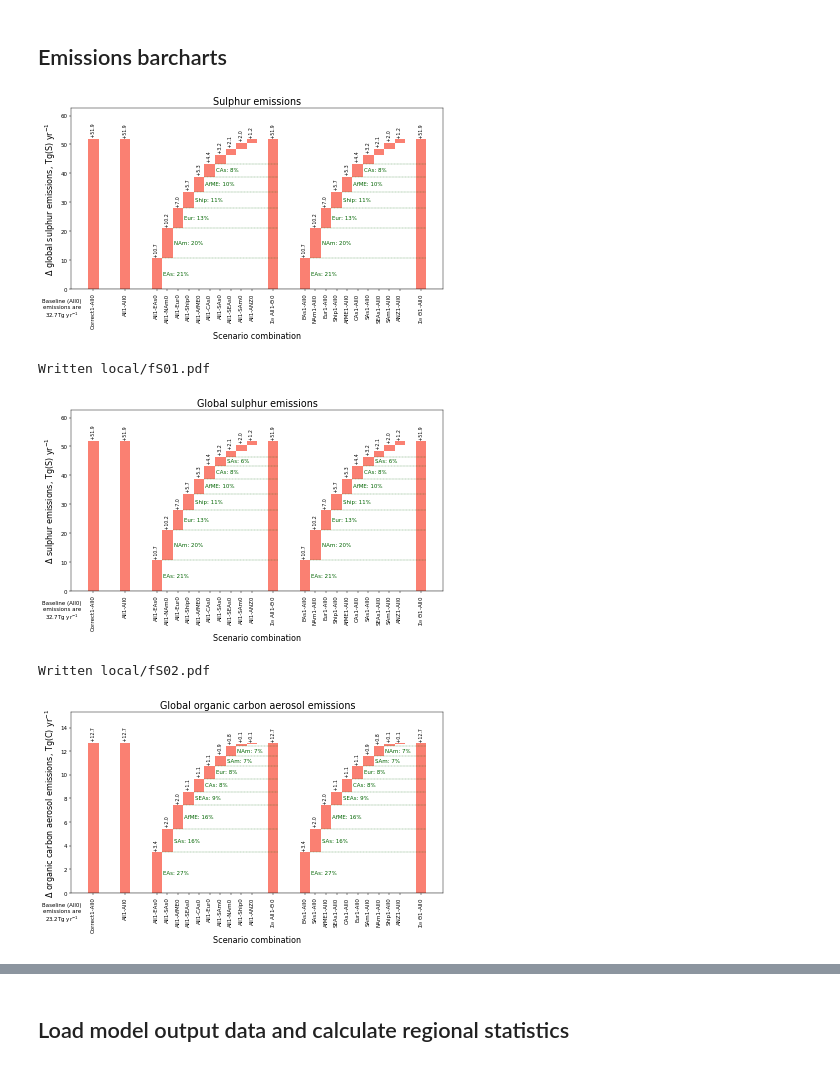
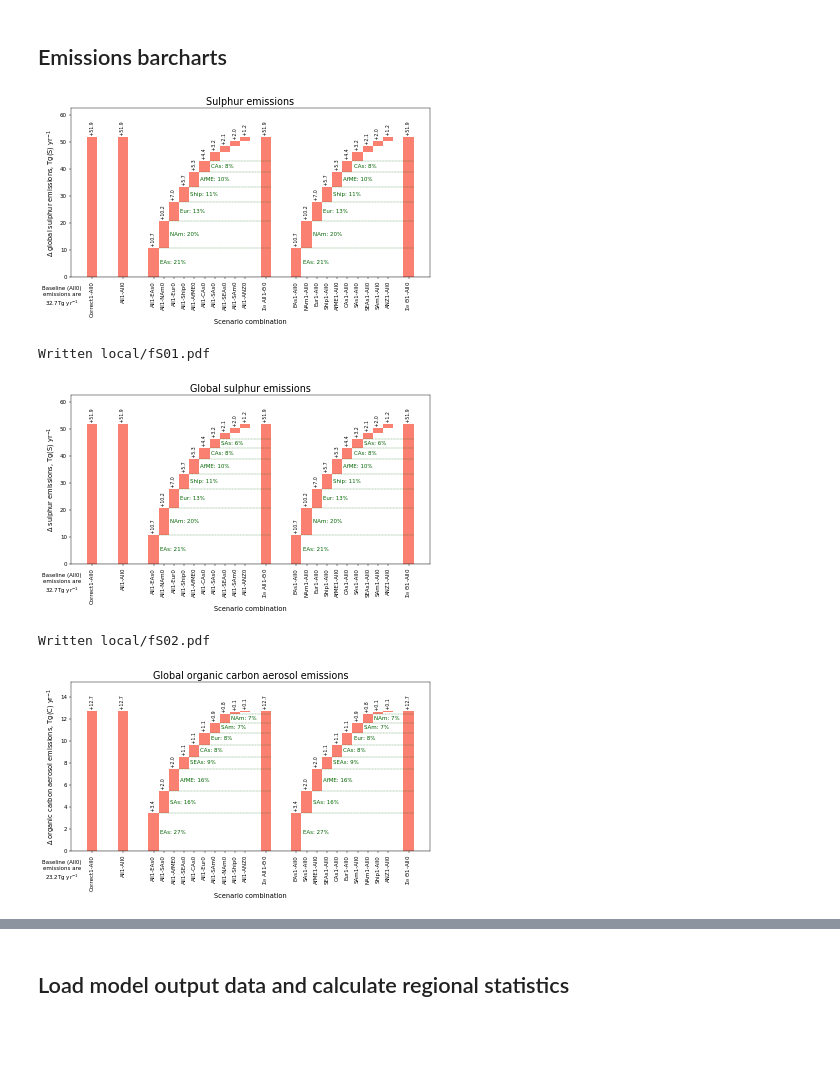
Before and after one commit to grandey/draft2017a-region-rfp, a Jupyter notebook: figures_draft2017a.ipynb, the cells around one changed output, grey strips where cells are left out. Saved outputs shown, nothing was run; the diff lists cells and outputs as text; code cells hidden in the pictures; blank space fills up the shorter version.

```diff
--- a/figures_draft2017a.ipynb
+++ b/figures_draft2017a.ipynb
@@ -279,15 +279,15 @@ def emissions_staggered_barcharts(species='S', title='Sulphur emissions',
     # Add colour based on whether -ve or +ve
     bars_df = bars_df.assign(color='salmon')  # all bars are +ve
     # Plot barchart
-    fig, ax = plt.subplots(figsize=(12, 6))
+    fig, ax = plt.subplots(figsize=(10, 6))
     ax.bar(bars_df['x'], bars_df['global_diff'], bottom=bars_df['bottom'],
            width=1., color=bars_df['color'])
     # Axes and title
     plt.axhline(y=0, linewidth=0.5, color='k', alpha=0.5)
     ax.set_xticks(bars_df['x'])
     ax.set_xticklabels(bars_df.index, rotation=90)
-    ax.set_xlabel('Scenario combination', fontsize='x-large')
-    ax.set_ylabel(ylabel, fontsize='x-large')
+    ax.set_xlabel('Scenario combination', fontsize='large')
+    ax.set_ylabel(ylabel, fontsize='large')
     ax.set_ylim([y * y_stretch for y in ax.get_ylim()])  # manually stretch y-axis to accommodate annotations
     ax.set_title(title, fontsize='xx-large')
     # Annotate with values
@@ -323,34 +323,35 @@ def emissions_staggered_barcharts(species='S', title='Sulphur emissions',
             ax.plot([bars_df.loc[s, 'x']+0.5, bars_df.loc[scenario, 'x']+0.5],  # draw horizontal line
                     [y_pos, y_pos], color='darkgreen', linestyle='--', linewidth=0.5)
             perc = bars_df.loc[s, 'global_diff'] / bars_df.loc[scenario, 'global_diff'] * 100  # % contribution
             if ref_name == 'All1':
                 source = s.split('-')[1][:-1]
             else:
                 source = s.split('-')[0][:-1]
             text = '{}: {:.0f}%'.format(source, perc)
             text_y_pos = bars_df.loc[s, 'bottom'] + (bars_df.loc[s, 'global_diff'] / 2)
             ax.text(bars_df.loc[s, 'x']+0.6, text_y_pos, text,
                     verticalalignment='center', horizontalalignment='left',
                     color='darkgreen')
     # Annotate with All0 baseline
     all0_baseline = global_emissions_df[(global_emissions_df['scenario_name'] == 'All0') &
                                         (global_emissions_df['species'] == species)
                                        ]['global_total']
     ax.text(-3, 0, ('\n\nBaseline (All0)\nemissions are\n' +
                     baseline_text_format.format(float(all0_baseline)) +
                     'Tg yr$^{-1}$'),
             horizontalalignment='center', verticalalignment='top')
     # Save figure?
+    fig.tight_layout()
     if file_prefix:
         fig.savefig('local/{}.pdf'.format(file_prefix), bbox_inches='tight', dpi=300)
         print('Written local/{}.pdf'.format(file_prefix))
     return fig, ax
 
 # Example
 if True:
     fig, ax = emissions_staggered_barcharts()
 # %% [output]
-[figure, old version]
+[figure, new version]
 # %%
 # Global sulphur emissions
 fig, ax = emissions_staggered_barcharts(species='S', title='Global sulphur emissions',
@@ -361,7 +362,7 @@ fig, ax = emissions_staggered_barcharts(species='S', title='Global sulphur emiss
 supp_figure_counter += 1
 # %% [output]
 Written local/fS01.pdf
-[figure, old version]
+[figure, new version]
 # %%
 # Global organic carbon aerosol emissions
 fig, ax = emissions_staggered_barcharts(species='OC', title='Global organic carbon aerosol emissions',
@@ -373,7 +374,7 @@ fig, ax = emissions_staggered_barcharts(species='OC', title='Global organic carb
 supp_figure_counter += 1
 # %% [output]
 Written local/fS02.pdf
-[figure, old version]
+[figure, new version]
 # %%
 # Global black carbon aerosol emissions
 fig, ax = emissions_staggered_barcharts(species='BC', title='Global black carbon aerosol emissions',
```
Also changed, not shown: parts of 11 cells of this notebook, 1 other file.
